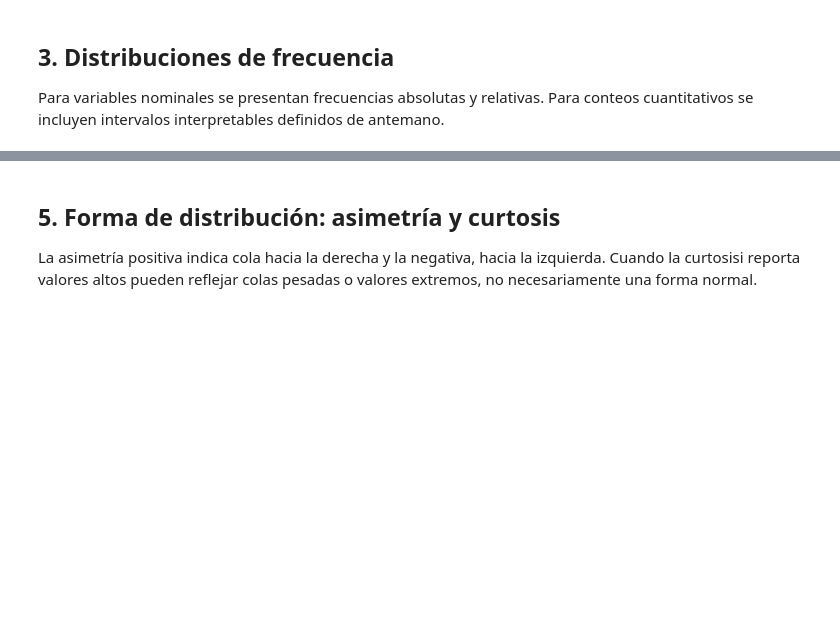
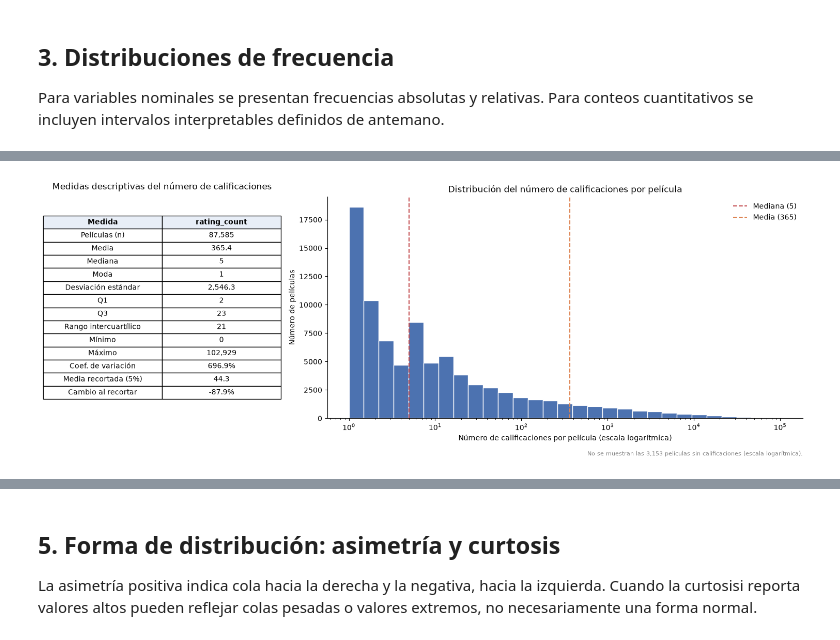
Before and after one commit to sr-jorgeemilio/Proyecto_Integrador_M1, a Jupyter notebook: notebooks/02_analisis_exploratorio_estadistica.ipynb, the cells around one changed output, grey strips where cells are left out. Drawn from its saved outputs; the diff is of its cells as text; code cells hidden in the pictures; blank space fills up the shorter version.

```diff
--- a/notebooks/02_analisis_exploratorio_estadistica.ipynb
+++ b/notebooks/02_analisis_exploratorio_estadistica.ipynb
@@ -328,0 +307,70 @@ La comparación media/mediana y el cambio por recorte diagnostican sensibilidad,
+# %%
+t.columns.name = None
+t = count_stats.set_index("variable").T
+t.columns.name = None
+
+etiquetas = {
+    "n": "Películas (n)",
+    "media": "Media",
+    "mediana": "Mediana",
+    "moda": "Moda",
+    "desviacion_muestral": "Desviación estándar",
+    "q1": "Q1",
+    "q3": "Q3",
+    "IQR": "Rango intercuartílico",
+    "mínimo": "Mínimo",
+    "máximo": "Máximo",
+    "CV_pct": "Coef. de variación",
+    "media_recortada_5pct": "Media recortada (5%)",
+    "cambio_media_recorte_pct": "Cambio al recortar",
+}
+
+def fmt(valor, pct=False):
+    texto = f"{valor:,.0f}" if float(valor).is_integer() else f"{valor:,.1f}"
+    return texto + ("%" if pct else "")
+
+filas = [(etiquetas[m], fmt(t.loc[m, "rating_count"], pct=m.endswith("_pct"))) for m in etiquetas]
+
+# ---------- Datos del histograma ----------
+r = movies["rating_count"].fillna(0)   # usa el nombre que tenga esa tabla en tu notebook
+r_pos = r[r > 0]                                    # el cero no existe en escala logarítmica
+n_cero = int((r == 0).sum())
+
+mediana = t.loc["mediana", "rating_count"]
+media = t.loc["media", "rating_count"]
+
+# ---------- Figura ----------
+fig, (ax_tabla, ax_graf) = plt.subplots(
+    1, 2, figsize=(15, 5.5), gridspec_kw={"width_ratios": [1, 2]}
+)
+
+ax_tabla.axis("off")
+tbl = ax_tabla.table(cellText=filas, colLabels=["Medida", "rating_count"],
+                     cellLoc="center", loc="center")
+tbl.auto_set_font_size(False)
+tbl.set_fontsize(10)
+tbl.scale(1, 1.5)
+for (i, j), celda in tbl.get_celld().items():
+    if i == 0:
+        celda.set_text_props(weight="bold")
+        celda.set_facecolor("#E8EEF7")
+ax_tabla.set_title("Medidas descriptivas del número de calificaciones", pad=10)
+
+bins = np.logspace(0, np.log10(r_pos.max()), 30)
+ax_graf.hist(r_pos, bins=bins, color="#4C72B0", edgecolor="white")
+ax_graf.set_xscale("log")
+ax_graf.axvline(mediana, color="#C44E52", linestyle="--", label=f"Mediana ({mediana:,.0f})")
+ax_graf.axvline(media, color="#DD8452", linestyle="--", label=f"Media ({media:,.0f})")
+ax_graf.set_xlabel("Número de calificaciones por película (escala logarítmica)")
+ax_graf.set_ylabel("Número de películas")
+ax_graf.set_title("Distribución del número de calificaciones por película")
+ax_graf.legend(frameon=False)
+ax_graf.spines[["top", "right"]].set_visible(False)
+
+fig.text(0.99, 0.01, f"No se muestran las {n_cero:,} películas sin calificaciones (escala logarítmica).",
+         ha="right", fontsize=8, color="gray")
+
+plt.tight_layout(rect=[0, 0.03, 1, 1])
+plt.show()
+# %% [output]
+[figure, added]
```
Also changed, not shown: parts of 38 cells of this notebook.
